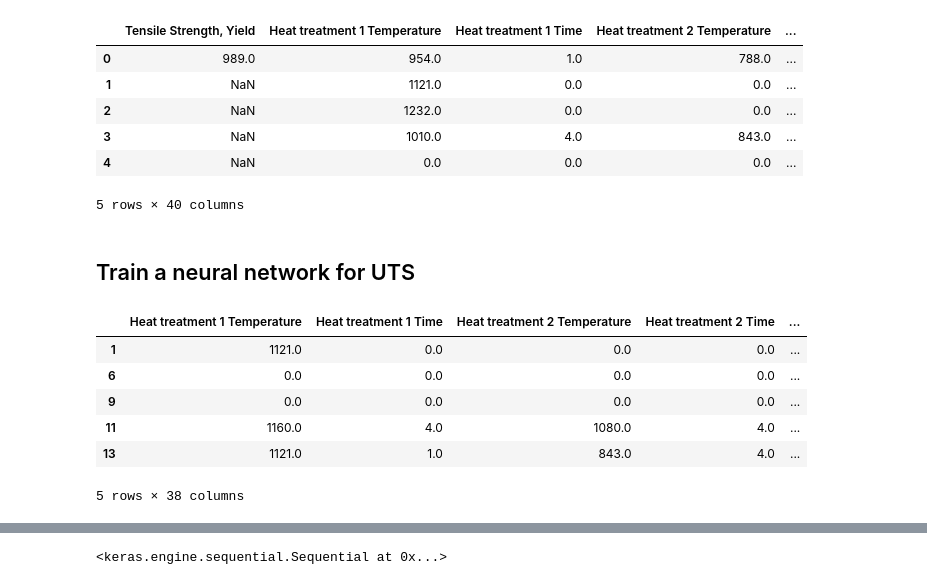
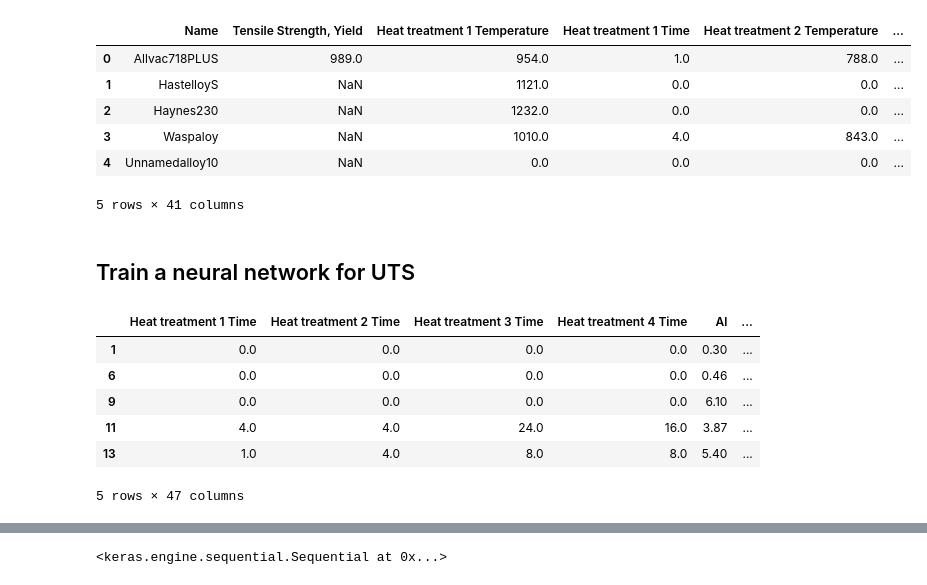
Before and after one commit to Mackus101/Nickel_NN, a Jupyter notebook: new_NN_regression.ipynb, the cells around one changed output, grey strips where cells are left out. Drawn from its saved outputs; the diff is of its cells as text; code cells hidden in the pictures.

```diff
--- a/new_NN_regression.ipynb
+++ b/new_NN_regression.ipynb
@@ -10,34 +11,32 @@ import matplotlib.pyplot as plt
 np.set_printoptions(precision=3, suppress=True)
 # %%
 nickel_data = pd.read_csv("dataWithHeat.csv", index_col=0)
-nickel_data = nickel_data.drop(columns="Name")
+# nickel_data = nickel_data.drop(columns="Name")
 nickel_data.head()
 # %% [output]
-|  | Tensile Strength, Yield | Heat treatment 1 Temperature | Heat treatment 1 Time | Heat treatment 2 Temperature | ... |
-| 0 | 989.0 | 954.0 | 1.0 | 788.0 | ... |
-| 1 | NaN | 1121.0 | 0.0 | 0.0 | ... |
-| 2 | NaN | 1232.0 | 0.0 | 0.0 | ... |
-| 3 | NaN | 1010.0 | 4.0 | 843.0 | ... |
-| 4 | NaN | 0.0 | 0.0 | 0.0 | ... |
+|  | Name | Tensile Strength, Yield | Heat treatment 1 Temperature | Heat treatment 1 Time | Heat treatment 2 Temperature | ... |
+| 0 | Allvac718PLUS | 989.0 | 954.0 | 1.0 | 788.0 | ... |
+| 1 | HastelloyS | NaN | 1121.0 | 0.0 | 0.0 | ... |
+| 2 | Haynes230 | NaN | 1232.0 | 0.0 | 0.0 | ... |
+| 3 | Waspaloy | NaN | 1010.0 | 4.0 | 843.0 | ... |
+| 4 | Unnamedalloy10 | NaN | 0.0 | 0.0 | 0.0 | ... |
-5 rows × 40 columns
+5 rows × 41 columns
 # %% [markdown]
 ## Train a neural network for UTS
 # %%
-uts_data = nickel_data.dropna(subset="Tensile Strength, Ultimate")
-uts_data = uts_data.drop(
-    columns=['Tensile Strength, Yield', 'Elongation at Break'])
-uts_data = uts_data.fillna(0)
-uts_data = uts_data.astype("float32")
+# uts_data = nickel_data.dropna(subset="Tensile Strength, Ultimate")
+# uts_data = uts_data.drop(
+#     columns=['Tensile Strength, Yield', 'Elongation at Break'])
+# uts_data = uts_data.fillna(0)
+# uts_data = uts_data.astype("float32")
 
-uts_train_data = uts_data.sample(frac=0.8, random_state=2212)
-uts_test_data = uts_data.drop(uts_train_data.index)
-
+uts_data = hf.clean_dataframe(nickel_data, "Tensile Strength, Ultimate")
 uts_data.head()
 # %% [output]
-|  | Heat treatment 1 Temperature | Heat treatment 1 Time | Heat treatment 2 Temperature | Heat treatment 2 Time | ... |
-| 1 | 1121.0 | 0.0 | 0.0 | 0.0 | ... |
-| 6 | 0.0 | 0.0 | 0.0 | 0.0 | ... |
-| 9 | 0.0 | 0.0 | 0.0 | 0.0 | ... |
-| 11 | 1160.0 | 4.0 | 1080.0 | 4.0 | ... |
-| 13 | 1121.0 | 1.0 | 843.0 | 4.0 | ... |
+|  | Heat treatment 1 Time | Heat treatment 2 Time | Heat treatment 3 Time | Heat treatment 4 Time | Al | ... |
+| 1 | 0.0 | 0.0 | 0.0 | 0.0 | 0.30 | ... |
+| 6 | 0.0 | 0.0 | 0.0 | 0.0 | 0.46 | ... |
+| 9 | 0.0 | 0.0 | 0.0 | 0.0 | 6.10 | ... |
+| 11 | 4.0 | 4.0 | 24.0 | 16.0 | 3.87 | ... |
+| 13 | 1.0 | 4.0 | 8.0 | 8.0 | 5.40 | ... |
-5 rows × 38 columns
+5 rows × 47 columns
```
Also changed, not shown: parts of 16 cells of this notebook, 3 other files.
